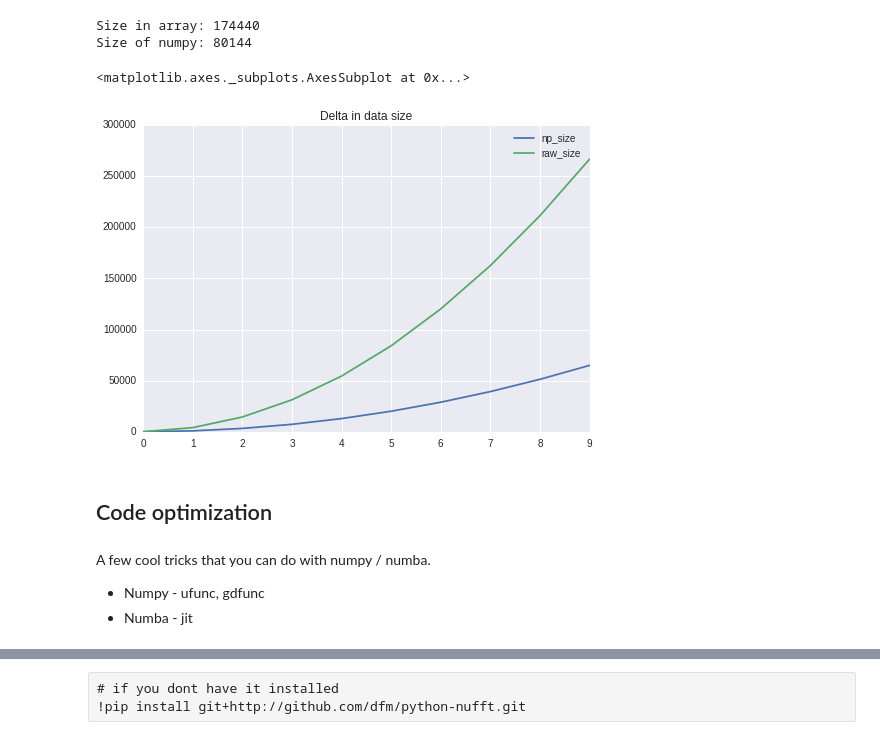
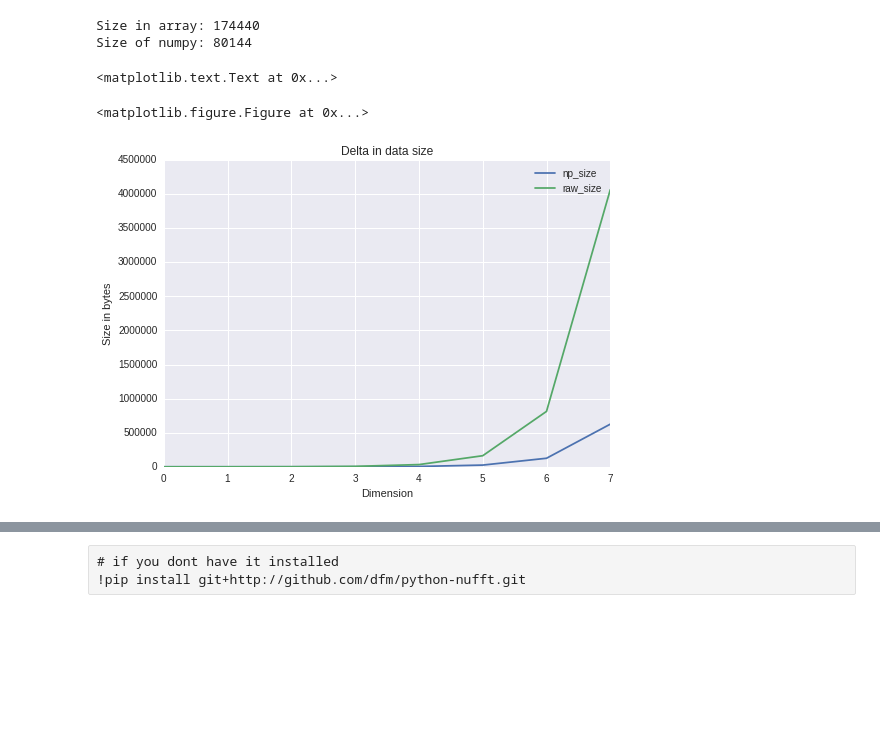
Before and after one commit to dat-boris/PyData-Intro, a Jupyter notebook: pydata_intro.ipynb, the cells around one changed output, grey strips where cells are left out. Cells and saved outputs as stored; diff of their text form; code cells hidden in the pictures; blank space fills up the shorter version.

```diff
--- a/pydata_intro.ipynb
+++ b/pydata_intro.ipynb
@@ -129,21 +198,18 @@ Size in array: 174440
 Size of numpy: 80144
 # %%
 sizes = []
-for i in range(0, 100, 10):
-    arr = np.ones((i,i))
+for i in range(8):
+    arr = np.ones([5] * i)
     sizes.append({
         'raw_size' : total_size(arr.tolist()),
         'np_size' : total_size(arr)
         })
 
-pd.DataFrame(sizes).plot(title="Delta in data size")
+plt.figure()
+ax = pd.DataFrame(sizes).plot(title="Delta in data size")
+plt.xlabel('Dimension')
+plt.ylabel('Size in bytes')
 # %% [output]
-<matplotlib.axes._subplots.AxesSubplot at 0x...>
+<matplotlib.text.Text at 0x...>
+<matplotlib.figure.Figure at 0x...>
-[figure, old version]
+[figure, new version]
-# %% [markdown]
-## Code optimization
-# %% [markdown]
-A few cool tricks that you can do with numpy / numba.
-
-* Numpy - ufunc, gdfunc
-* Numba - jit
```
Also changed, not shown: parts of 48 cells of this notebook.
